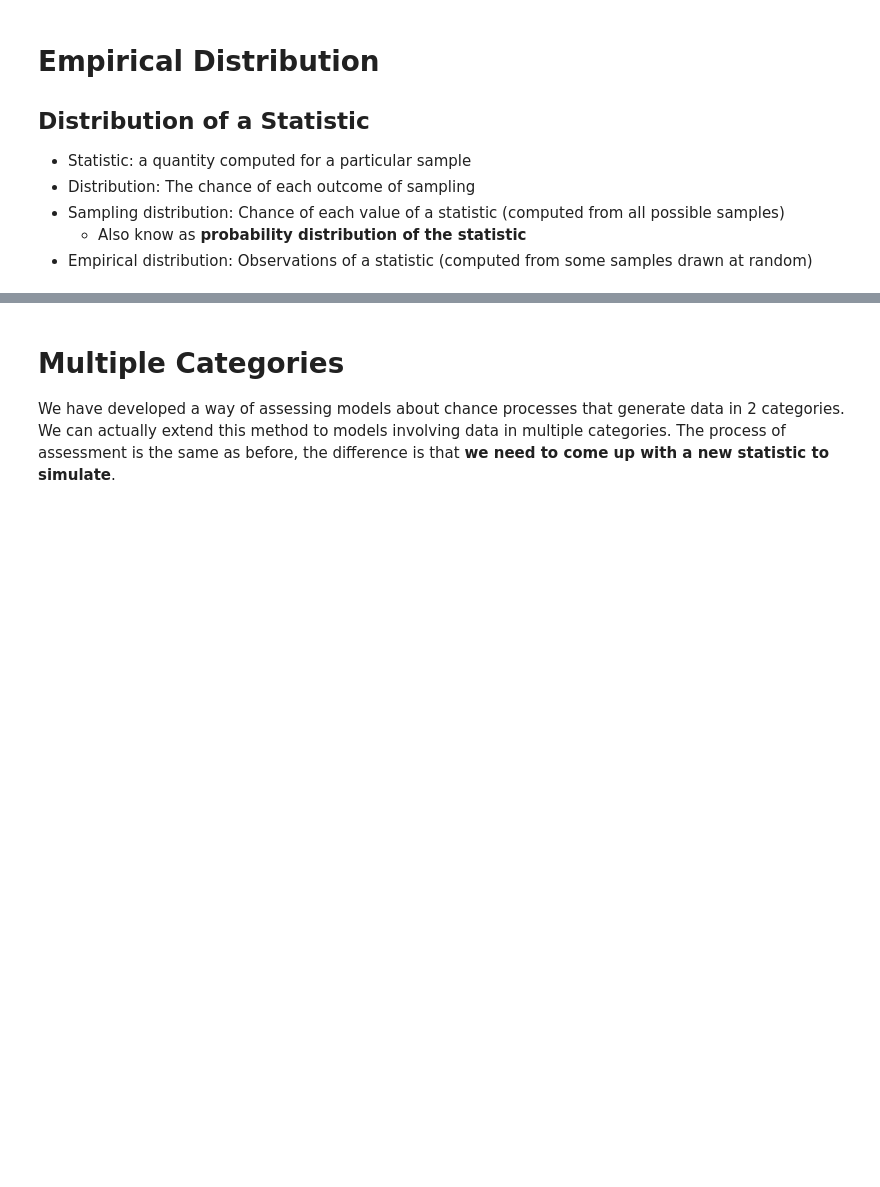
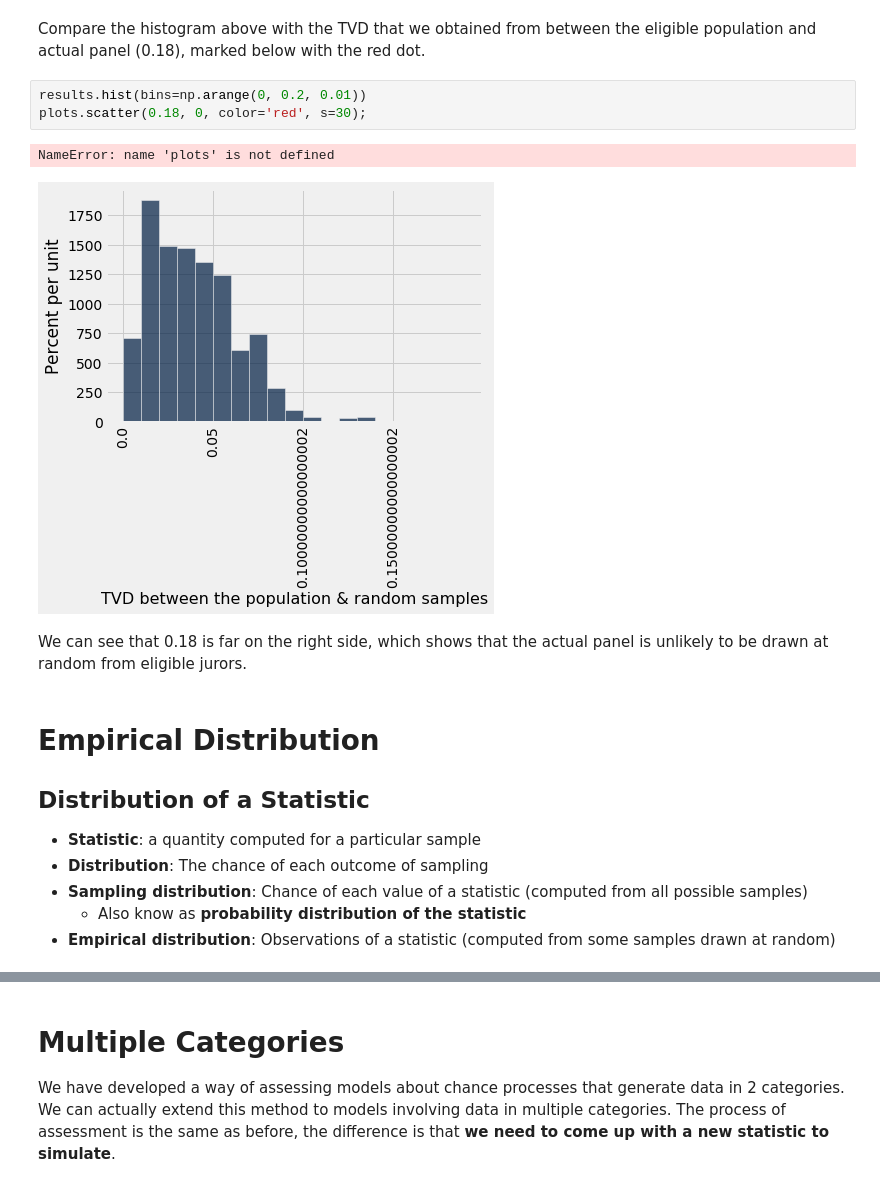
Before and after one commit to ronaldyonggi/cs, a Jupyter notebook: lecture-notes/07-10 Hypothesis Testing (Lecture 18)/Hypothesis Testing.ipynb, the cells around one changed output, grey strips where cells are left out. Saved outputs shown, nothing was run; the diff lists cells and outputs as text; blank space fills up the shorter version.

```diff
--- a/lecture-notes/07-10 Hypothesis Testing (Lecture 18)/Hypothesis Testing.ipynb
+++ b/lecture-notes/07-10 Hypothesis Testing (Lecture 18)/Hypothesis Testing.ipynb
@@ -10,9 +108,19 @@ import ipywidgets as widgets
+# %% [markdown]
+Compare the histogram above with the TVD that we obtained from between the eligible population and actual panel (0.18), marked below with the red dot.
+# %%
+results.hist(bins=np.arange(0, 0.2, 0.01))
+plots.scatter(0.18, 0, color='red', s=30);
+# %% [output]
+NameError: name 'plots' is not defined
+[figure, added]
+# %% [markdown]
+We can see that 0.18 is far on the right side, which shows that the actual panel is unlikely to be drawn at random from eligible jurors.
 # %% [markdown]
 # Empirical Distribution
 
 ## Distribution of a Statistic
-* Statistic: a quantity computed for a particular sample
-* Distribution: The chance of each outcome of sampling
-* Sampling distribution: Chance of each value of a statistic (computed from all possible samples)
+* **Statistic**: a quantity computed for a particular sample
+* **Distribution**: The chance of each outcome of sampling
+* **Sampling distribution**: Chance of each value of a statistic (computed from all possible samples)
     * Also know as **probability distribution of the statistic**
-* Empirical distribution: Observations of a statistic (computed from some samples drawn at random)
+* **Empirical distribution**: Observations of a statistic (computed from some samples drawn at random)
```
Also changed, not shown: parts of 38 cells of this notebook, 10 other files.
